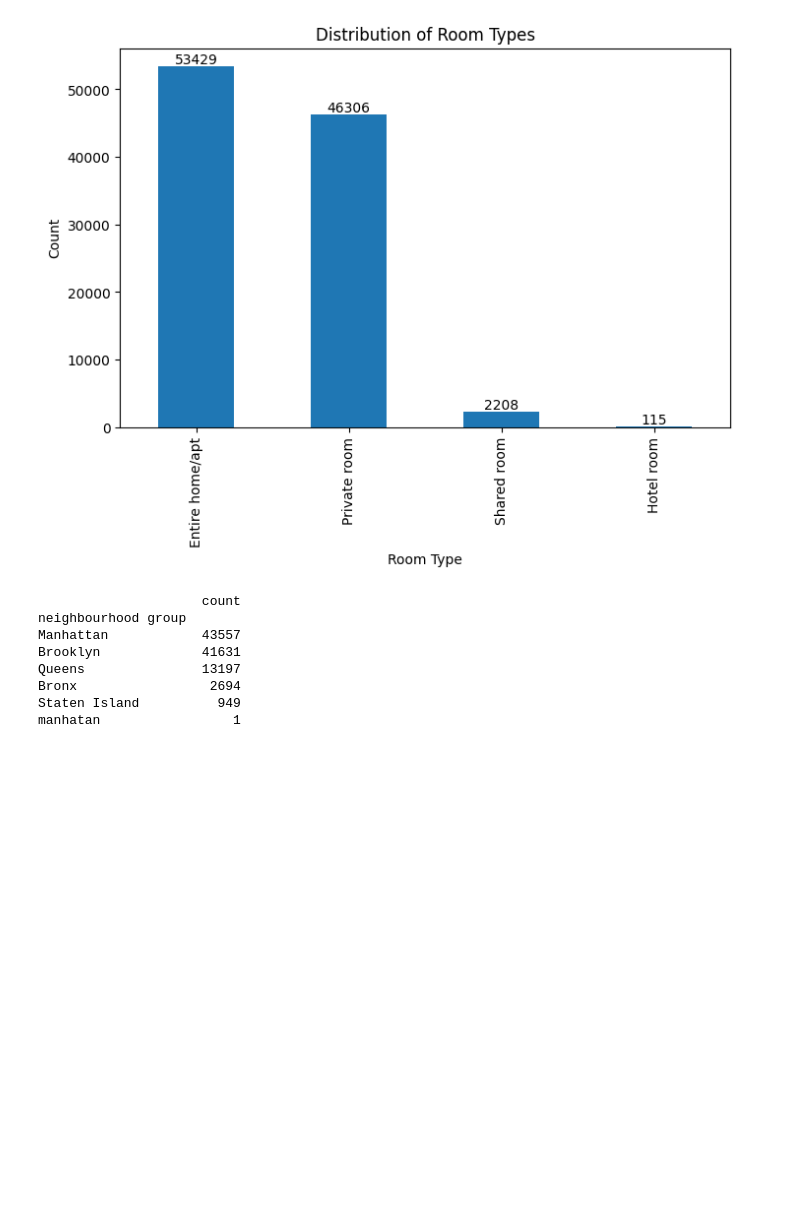
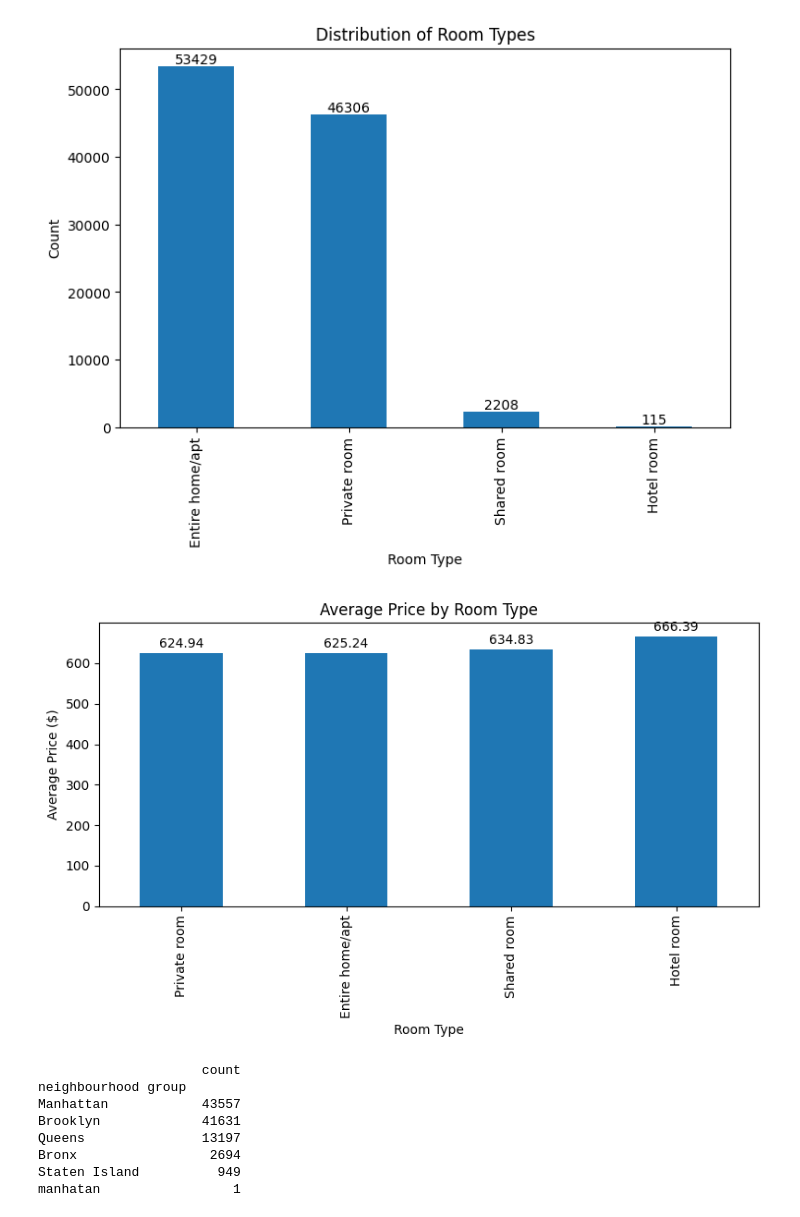
Before and after one commit to PATILANANT/VOIS_AICTE_Oct2025_AnantAnilPatil, a Jupyter notebook: main.ipynb, the cells around one changed output. Drawn from its saved outputs; the diff is of its cells as text; code cells hidden in the pictures; blank space fills up the shorter version.

```diff
--- a/main.ipynb
+++ b/main.ipynb
@@ -214,6 +214,20 @@ for i, count in enumerate(room_counts):
 plt.show()
 # %% [output]
 [figure]
+# %%
+
+avg_price = df.groupby('room type')['price_$'].mean().sort_values()
+plt.figure(figsize=(8,5))
+ax = avg_price.plot(kind='bar', color='C0')
+plt.xlabel('Room Type')
+plt.ylabel('Average Price ($)')
+plt.title('Average Price by Room Type')
+for i, v in enumerate(avg_price):
+    ax.text(i, v + max(avg_price)*0.01, f'{v:.2f}', ha='center', va='bottom', fontsize=10)
+plt.tight_layout()
+plt.show()
+# %% [output]
+[figure, added]
 # %%
 hood_group_counts = df['neighbourhood group'].value_counts().to_frame()
 print(hood_group_counts)
```
